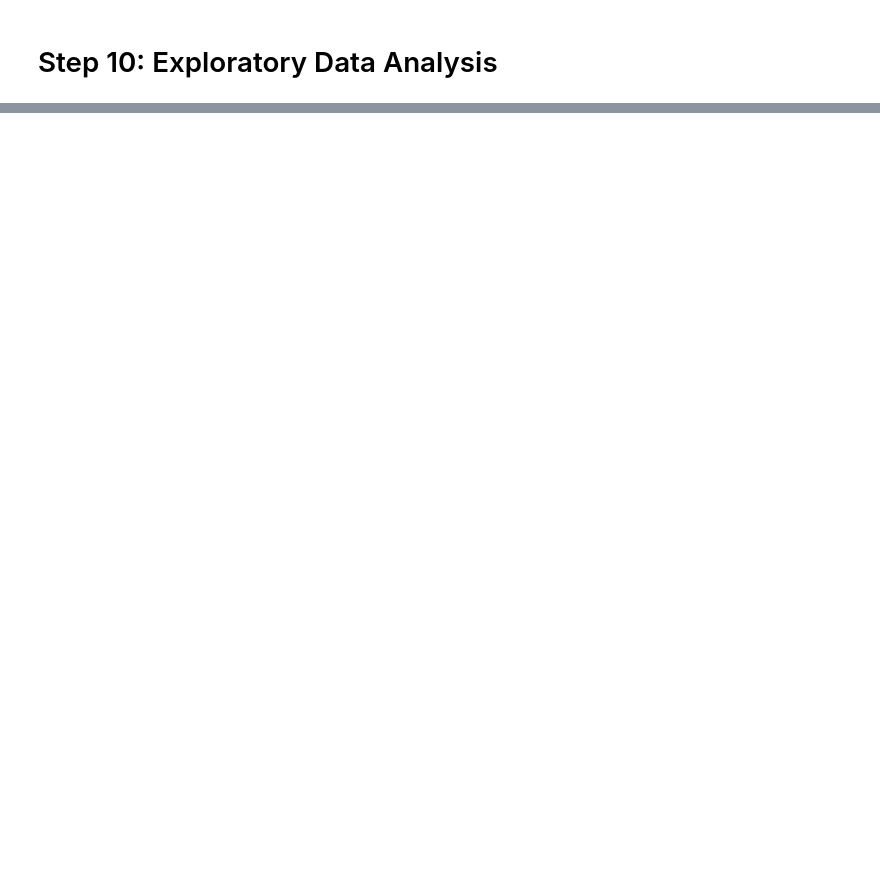
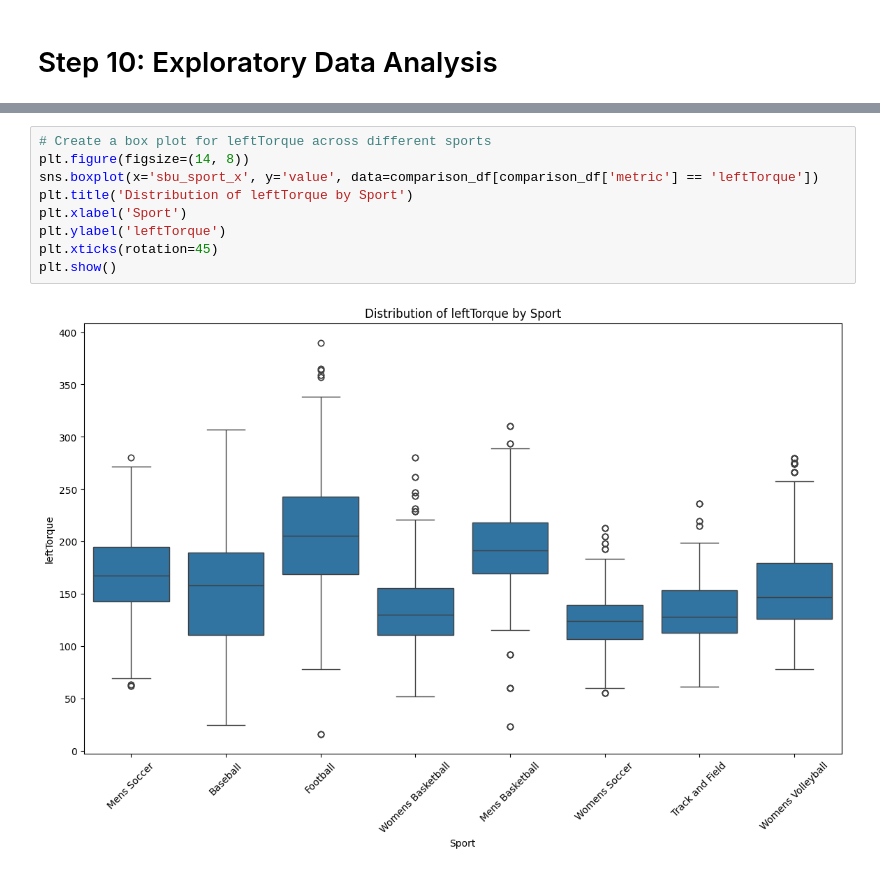
Before and after one commit to nimratmann/SBU_Sports, a Jupyter notebook: SBU_Sports.ipynb, the cells around one changed output, grey strips where cells are left out. Cells and saved outputs as stored; diff of their text form; blank space fills up the shorter version.

```diff
--- a/SBU_Sports.ipynb
+++ b/SBU_Sports.ipynb
@@ -266,0 +297,11 @@ Teams needing improvement in specific metrics:
+# %%
+# Create a box plot for leftTorque across different sports
+plt.figure(figsize=(14, 8))
+sns.boxplot(x='sbu_sport_x', y='value', data=comparison_df[comparison_df['metric'] == 'leftTorque'])
+plt.title('Distribution of leftTorque by Sport')
+plt.xlabel('Sport')
+plt.ylabel('leftTorque')
+plt.xticks(rotation=45)
+plt.show()
+# %% [output]
+[figure, added]
```
Also changed, not shown: parts of 10 cells of this notebook.
